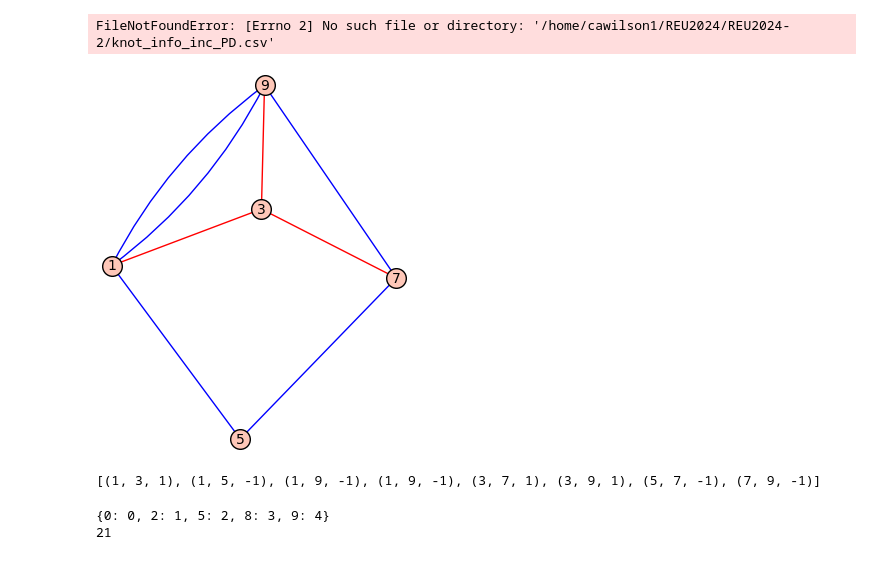
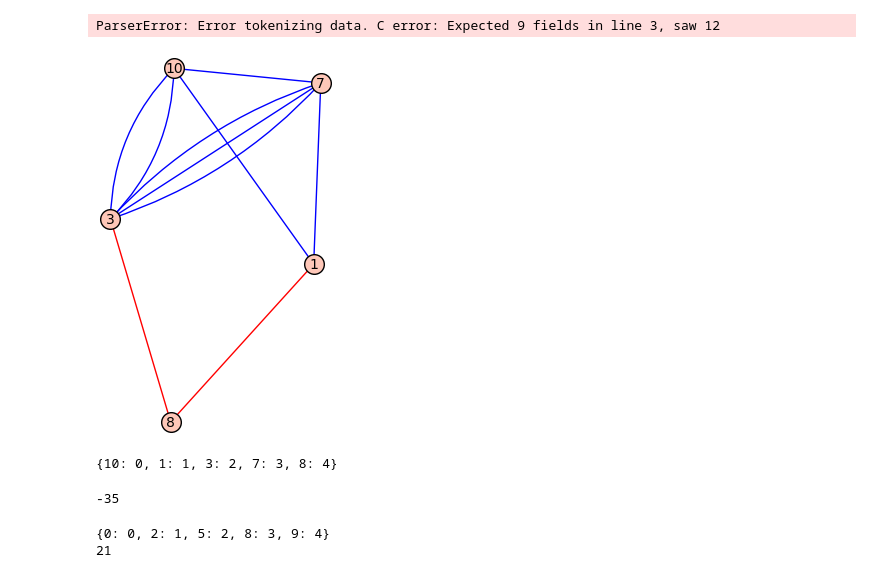
Before and after one commit to sadboyneedcodes/REU2024, a Jupyter notebook: late_night.ipynb, the cells around one changed output. Saved outputs shown, nothing was run; the diff lists cells and outputs as text; code cells hidden in the pictures.

```diff
--- a/late_night.ipynb
+++ b/late_night.ipynb
@@ -171,7 +171,6 @@ def weights(pd_code, region, neighboring_region, debug = False):
 # TODO: implement the directed edge from the silver-williams paper.
 # %%
 #adding edge graphs to csv
-
 from sage.all_cmdline import *   # import sage library
 from sage.knots.link import *
 from sage import *
@@ -182,7 +181,13 @@ import sage.all as sage
 import pandas as pd
 
 # Read the CSV file
-df = pd.read_csv("/home/cawilson1/REU2024/REU2024-2/knot_info_inc_PD.csv", sep=';')
+df = pd.read_csv("/home/cawilson1/REU2024/REU2024-2/knot_info_PD&Det_13_Crossings.csv", sep=',')
+
+def clean_pd_code(pd_code_str):
+    """
+    Clean the pd_code string by replacing semicolons with commas.
+    """
+    return pd_code_str.replace(';', ',')
 
 def tait_graph(pd):
     # Ensure pd is a proper list
@@ -202,11 +207,13 @@ def tait_graph(pd):
         for item in sublist:
             if not isinstance(item, int):
                 raise ValueError("Each item in pd_code must be an integer.")
+
     try:
         K = Knot(pd)
     except Exception as e:
         print(f"Error initializing Knot: {e}")
         return []
+
     K = Knot(list(pd))
     regions_as_list = abs_list_of_lists(K.regions())
     regions = abs_regions(K)
@@ -237,34 +244,34 @@ def tait_graph(pd):
                 #print(f"Drawing edge from {(faces[faces_static[ind]])} (region {[faces_static[ind]]}) to {neighboring_regions[i][0]} (region {neighboring_regions[i][1]}) with weight {weight_list[i]}")
                 edges.append((faces[faces_static[ind]], neighboring_regions[i][0], weights(pd_code, faces_static_list[ind], neighboring_regions_list[i])))
         seen.append(faces_static[ind])
-    #G = graph.Graph(edges, multiedges=True, loops = True)
-    #components = G.connected_components()
-    #if len(components) > 2:
-    #    raise ValueError('The link diagram is split.')
-    #return G.subgraph(components[0]), G.subgraph(components[1])
-    return edges
+    G = graph.Graph(edges, multiedges=True, loops = True)
+    components = G.connected_components()
+    if len(components) > 2:
+        raise ValueError('The link diagram is split.')
+    white = G.subgraph(components[1])
+    return white.edges()
 
 # Initialize counter
 counter = _sage_const_0
 
-df['edge_graph'] = None
+df['white_edge_graph'] = None
 
 # Apply the function to the 'incr_pd_notation' column and store the results in 'edge_graph'
-nan_values = ~df['incr_pd_notation'].isna()  # Identify NaN values in 'incr_pd_notation' column
-for idx, val in df.loc[nan_values, 'incr_pd_notation'].items():
-    df.at[idx, 'edge_graph'] = tait_graph(val)
+nan_values = ~df['PD Notation'].isna()  # Identify NaN values in 'incr_pd_notation' column
+for idx, val in df.loc[nan_values, 'PD Notation'].items():
+    cleaned_val = clean_pd_code(val)
+    df.at[idx, 'white_edge_graph'] = tait_graph(cleaned_val)
     counter += _sage_const_1
     print(f"Processed {counter} knots")
 
 # Output debug information
 print("Processing completed.")
-
 #df.loc[nan_values, 'Type'] = df[nan_values].incr_pd_notation.apply( lambda x : knot_type(x))
 
 # Save the DataFrame to CSV
-df.to_csv("/home/cawilson1/REU2024/REU2024-2/knot_info_inc_PD_with_tait_graphs.csv", sep=';', index=False)
+df.to_csv("/home/cawilson1/REU2024/REU2024-2/knot_info_PD&Det_13_Crossings.csv", sep=';', index=False)
 # %% [output]
-FileNotFoundError: [Errno 2] No such file or directory: '/home/cawilson1/REU2024/REU2024-2/knot_info_inc_PD.csv'
+ParserError: Error tokenizing data. C error: Expected 9 fields in line 3, saw 12
 # %%
 #plotting graphs to
 
@@ -308,14 +315,18 @@ def save_all_graphs_to_pdf(csv_file, output_pdf):
 csv_file = '/home/cawilson1/REU2024/REU2024-2/knot_info_inc_PD_with_tait_graphs.csv'  # Path to your CSV file
 output_pdf = '/home/cawilson1/REU2024/REU2024-2/all_tait_graphs_10_crossings.pdf'  # Path to the output PDF file
 save_all_graphs_to_pdf(csv_file, output_pdf)
-# %%
-K = knot_from_table(8,20)
-black, white = tait_graph(K)
-color_and_plot_graph(white)
-white.edges()
-# %% [output]
-[figure, removed]
-[(1, 3, 1), (1, 5, -1), (1, 9, -1), (1, 9, -1), (3, 7, 1), (3, 9, 1), (5, 7, -1), (7, 9, -1)]
+# %%
+from from_table import *
+K = Knot(from_table[(10,162)])
+black, white = tait_graph(K)
+color_and_plot_graph(white)
+L = weighted_laplacian(white)
+R = reduced_weighted_laplacian(L, 0)
+R.det()
+# %% [output]
+[figure, added]
+{10: 0, 1: 1, 3: 2, 7: 3, 8: 4}
+-35
 # %%
 def weighted_laplacian(G):
     edge_list = G.edges()
```
Also changed, not shown: parts of 6 cells of this notebook.
